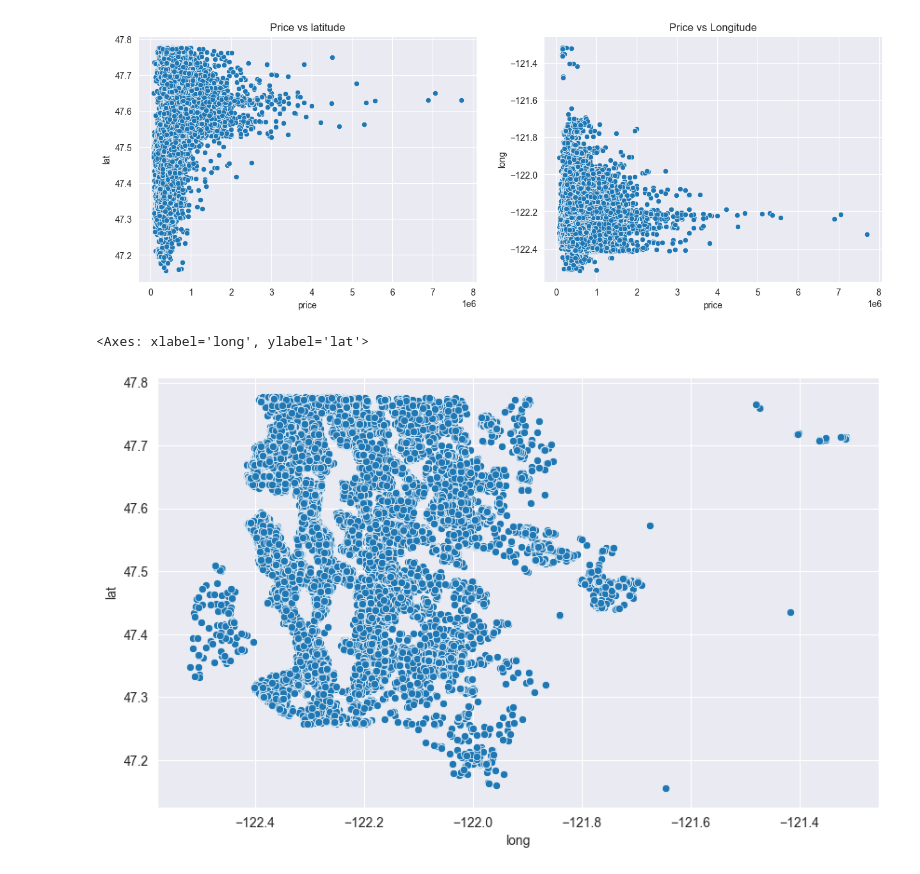
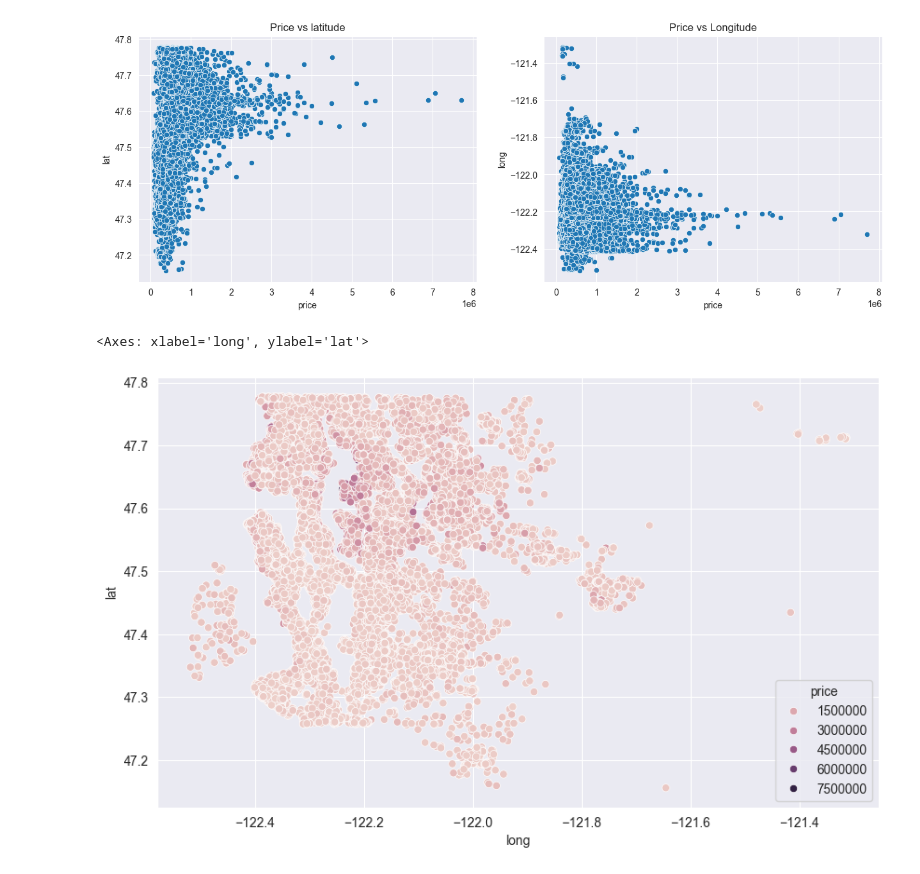
Before and after one commit to DoM1NuSS/Complete-Tensorflow-2-and-Keras-Deep-Learning-Bootcamp, a Jupyter notebook: VNM2_HousePricing.ipynb, the cells around one changed output. Drawn from its saved outputs; the diff is of its cells as text; code cells hidden in the pictures.

```diff
--- a/VNM2_HousePricing.ipynb
+++ b/VNM2_HousePricing.ipynb
@@ -134,8 +167,9 @@ plt.title('Price vs Longitude')
 Text(0.5, 1.0, 'Price vs Longitude')
 [figure]
 # %%
+#Gledamo gde se nalaze geografski skuplje kuce cilj je ocistiti mapu od krajnjih slucajeva
 plt.figure(figsize=(10,6))
-sns.scatterplot(x='long', y='lat', data=df)
+sns.scatterplot(x='long', y='lat', data=df, hue='price')
 # %% [output]
 <Axes: xlabel='long', ylabel='lat'>
-[figure, old version]
+[figure, new version]
```
Also changed, not shown: parts of 43 cells of this notebook.
